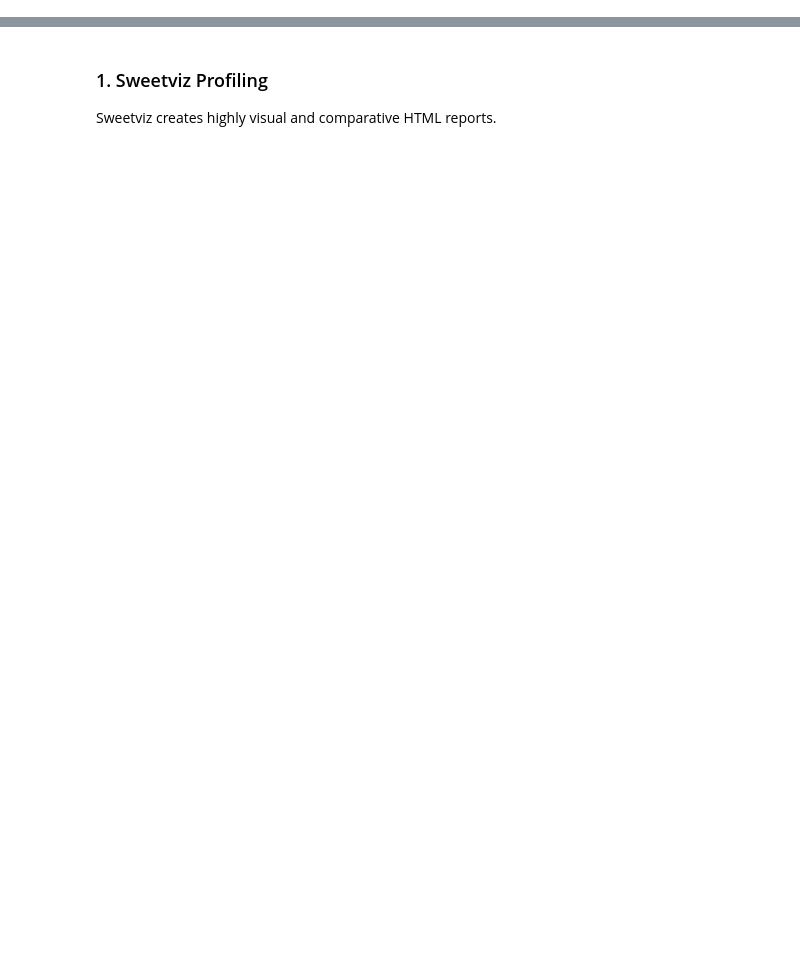
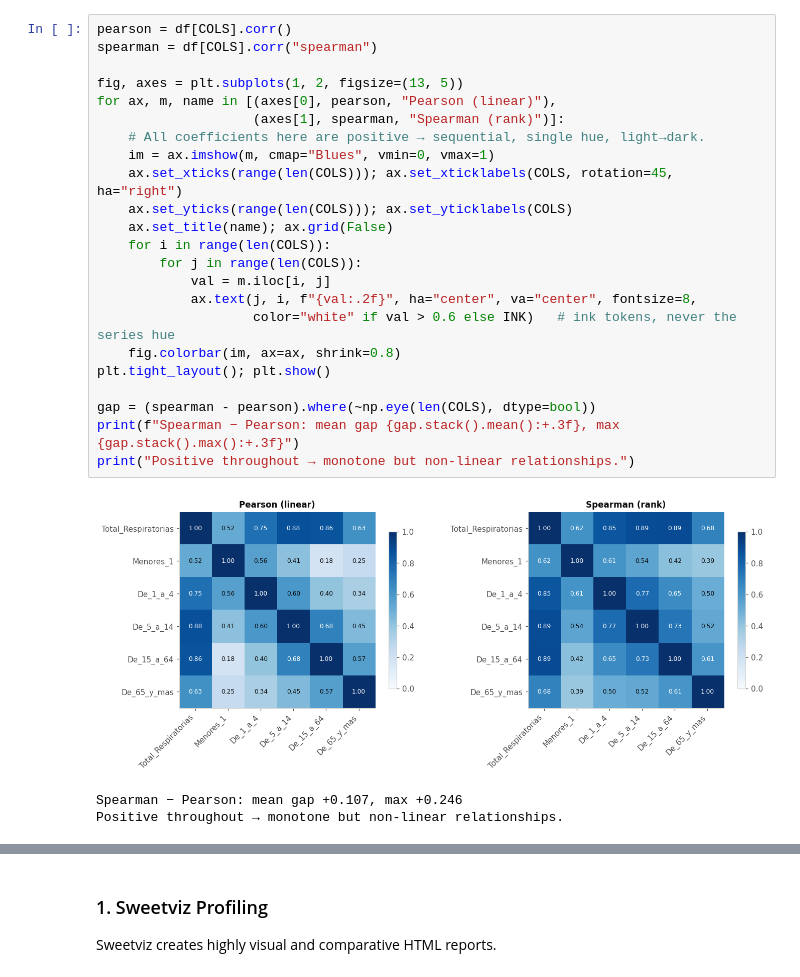
Before and after one commit to RicketyMajor/vitalflow, a Jupyter notebook: notebooks/03_eda_comprehensive.ipynb, the cells around one changed output, grey strips where cells are left out. Cells and saved outputs as stored; diff of their text form; blank space fills up the shorter version.

```diff
--- a/notebooks/03_eda_comprehensive.ipynb
+++ b/notebooks/03_eda_comprehensive.ipynb
@@ -54,0 +402,27 @@ Extracted 1485513 daily aggregated records for profiling.
+# %%
+pearson = df[COLS].corr()
+spearman = df[COLS].corr("spearman")
+
+fig, axes = plt.subplots(1, 2, figsize=(13, 5))
+for ax, m, name in [(axes[0], pearson, "Pearson (linear)"),
+                    (axes[1], spearman, "Spearman (rank)")]:
+    # All coefficients here are positive → sequential, single hue, light→dark.
+    im = ax.imshow(m, cmap="Blues", vmin=0, vmax=1)
+    ax.set_xticks(range(len(COLS))); ax.set_xticklabels(COLS, rotation=45, ha="right")
+    ax.set_yticks(range(len(COLS))); ax.set_yticklabels(COLS)
+    ax.set_title(name); ax.grid(False)
+    for i in range(len(COLS)):
+        for j in range(len(COLS)):
+            val = m.iloc[i, j]
+            ax.text(j, i, f"{val:.2f}", ha="center", va="center", fontsize=8,
+                    color="white" if val > 0.6 else INK)   # ink tokens, never the series hue
+    fig.colorbar(im, ax=ax, shrink=0.8)
+plt.tight_layout(); plt.show()
+
+gap = (spearman - pearson).where(~np.eye(len(COLS), dtype=bool))
+print(f"Spearman − Pearson: mean gap {gap.stack().mean():+.3f}, max {gap.stack().max():+.3f}")
+print("Positive throughout → monotone but non-linear relationships.")
+# %% [output]
+[figure, added]
+Spearman − Pearson: mean gap +0.107, max +0.246
+Positive throughout → monotone but non-linear relationships.
```
Also changed, not shown: parts of 27 cells of this notebook, 5 other files.
